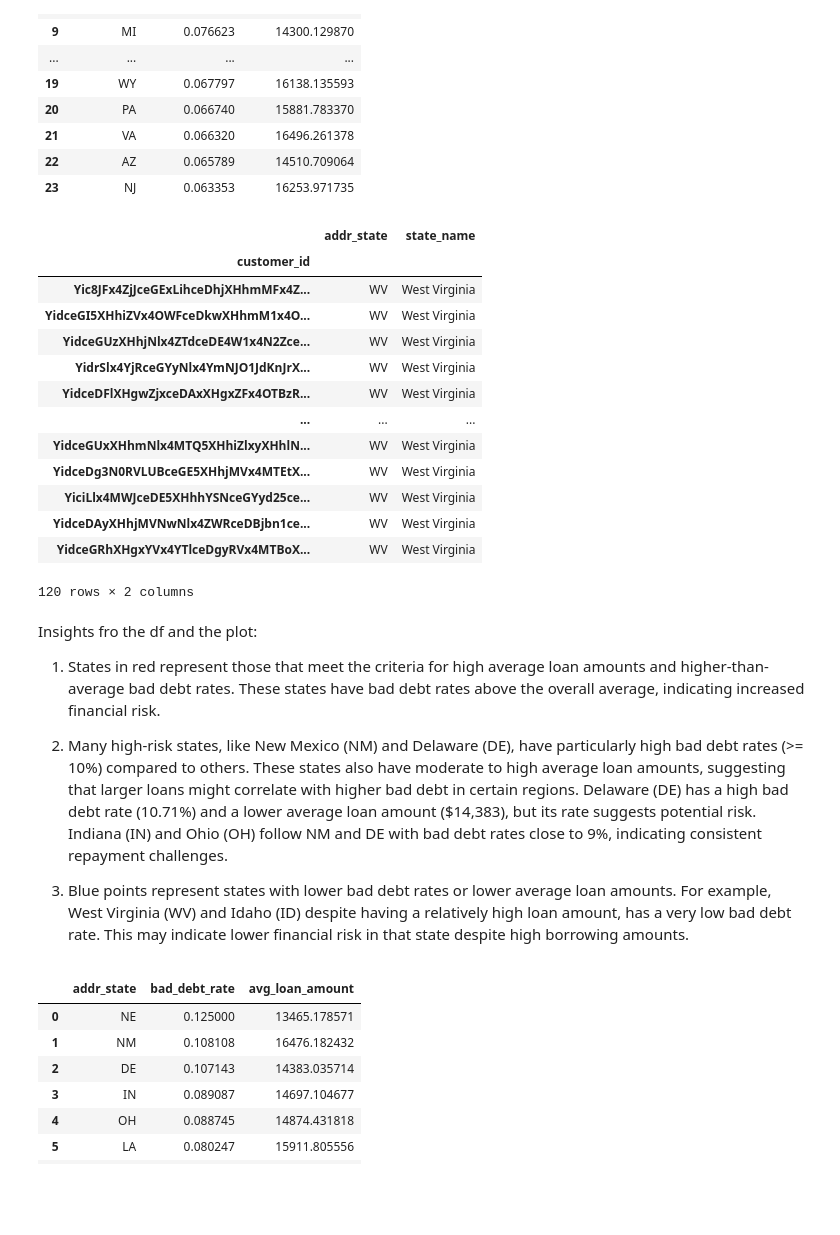
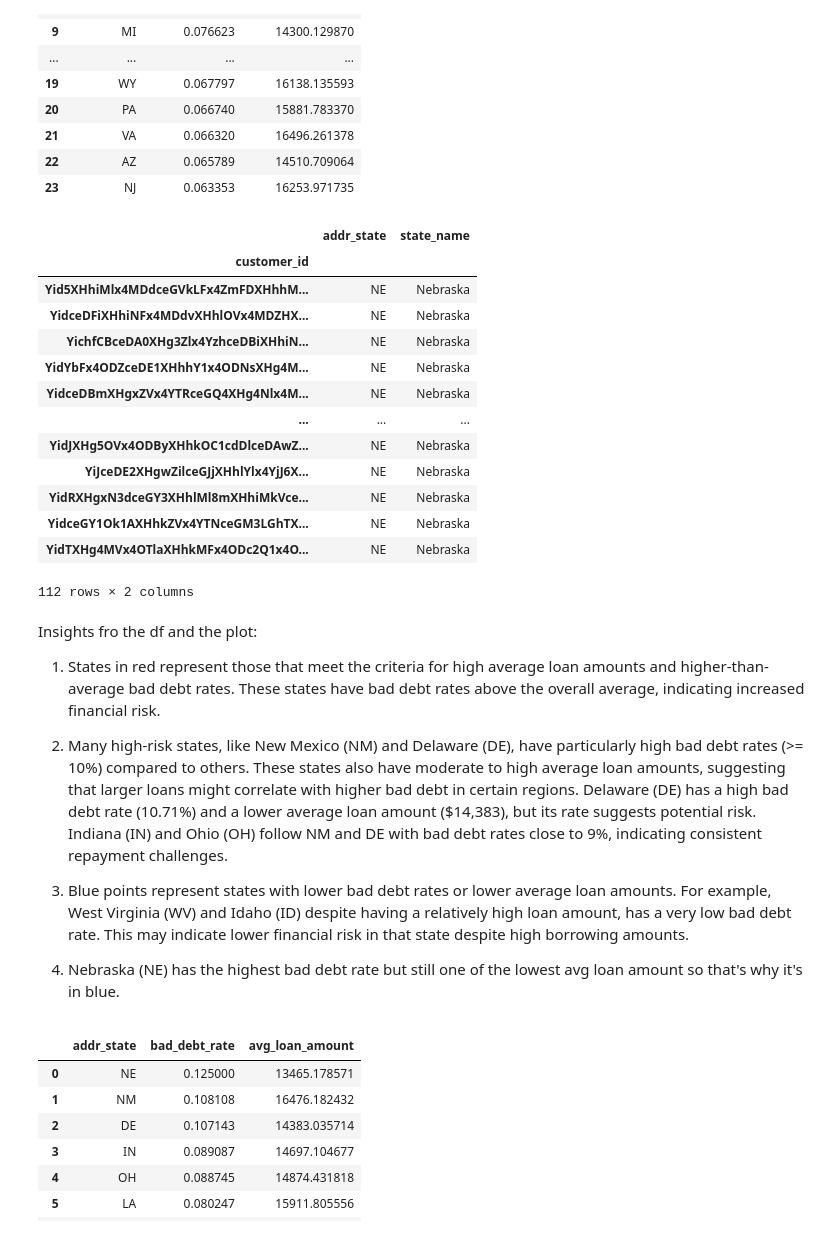
Before and after one commit to alyraafat/Data-Engineering-Project, a Jupyter notebook: M1_MET_P2_52_1008.ipynb, the cells around one changed output. Drawn from its saved outputs; the diff is of its cells as text; code cells hidden in the pictures; blank space fills up the shorter version.

```diff
--- a/M1_MET_P2_52_1008.ipynb
+++ b/M1_MET_P2_52_1008.ipynb
@@ -661,22 +661,22 @@ high_risk_states
 | 22 | AZ | 0.065789 | 14510.709064 |
 | 23 | NJ | 0.063353 | 16253.971735 |
 # %%
-fintech_df_2[['addr_state', 'state_name']][fintech_df_2['state']=='WV']
+fintech_df_2[['addr_state', 'state_name']][fintech_df_2['state']=='NE']
 # %% [output]
 |  | addr_state | state_name |
 | customer_id |  |  |
-| Yic8JFx4ZjJceGExLihceDhjXHhmMFx4Z... | WV | West Virginia |
-| YidceGI5XHhiZVx4OWFceDkwXHhmM1x4O... | WV | West Virginia |
-| YidceGUzXHhjNlx4ZTdceDE4W1x4N2Zce... | WV | West Virginia |
-| YidrSlx4YjRceGYyNlx4YmNJO1JdKnJrX... | WV | West Virginia |
-| YidceDFlXHgwZjxceDAxXHgxZFx4OTBzR... | WV | West Virginia |
+| Yid5XHhiMlx4MDdceGVkLFx4ZmFDXHhhM... | NE | Nebraska |
+| YidceDFiXHhiNFx4MDdvXHhlOVx4MDZHX... | NE | Nebraska |
+| YichfCBceDA0XHg3Zlx4YzhceDBiXHhiN... | NE | Nebraska |
+| YidYbFx4ODZceDE1XHhhY1x4ODNsXHg4M... | NE | Nebraska |
+| YidceDBmXHgxZVx4YTRceGQ4XHg4Nlx4M... | NE | Nebraska |
 | ... | ... | ... |
-| YidceGUxXHhmNlx4MTQ5XHhiZlxyXHhlN... | WV | West Virginia |
-| YidceDg3N0RVLUBceGE5XHhjMVx4MTEtX... | WV | West Virginia |
-| YiciLlx4MWJceDE5XHhhYSNceGYyd25ce... | WV | West Virginia |
-| YidceDAyXHhjMVNwNlx4ZWRceDBjbn1ce... | WV | West Virginia |
-| YidceGRhXHgxYVx4YTlceDgyRVx4MTBoX... | WV | West Virginia |
+| YidJXHg5OVx4ODByXHhkOC1cdDlceDAwZ... | NE | Nebraska |
+| YiJceDE2XHgwZilceGJjXHhlYlx4YjJ6X... | NE | Nebraska |
+| YidRXHgxN3dceGY3XHhlMl8mXHhiMkVce... | NE | Nebraska |
+| YidceGY1Ok1AXHhkZVx4YTNceGM3LGhTX... | NE | Nebraska |
+| YidTXHg4MVx4OTlaXHhkMFx4ODc2Q1x4O... | NE | Nebraska |
-120 rows × 2 columns
+112 rows × 2 columns
 # %% [markdown]
 Insights fro the df and the plot:
 
@@ -685,7 +685,9 @@ Insights fro the df and the plot:
 2. Many high-risk states, like New Mexico (NM) and Delaware (DE), have particularly high bad debt rates (>= 10%) compared to others. These states also have moderate to high average loan amounts, suggesting that larger loans might correlate with higher bad debt in certain regions. Delaware (DE) has a high bad debt rate (10.71%) and a lower average loan amount ($14,383), but its rate suggests potential risk.
 Indiana (IN) and Ohio (OH) follow NM and DE with bad debt rates close to 9%, indicating consistent repayment challenges.
 
-1. Blue points represent states with lower bad debt rates or lower average loan amounts. For example,  West Virginia (WV) and Idaho (ID) despite having a relatively high loan amount, has a very low bad debt rate. This may indicate lower financial risk in that state despite high borrowing amounts.
+3. Blue points represent states with lower bad debt rates or lower average loan amounts. For example,  West Virginia (WV) and Idaho (ID) despite having a relatively high loan amount, has a very low bad debt rate. This may indicate lower financial risk in that state despite high borrowing amounts.
+
+4. Nebraska (NE) has the highest bad debt rate but still one of the lowest avg loan amount so that's why it's in blue.
 # %%
 state_summary
 # %% [output]
```
